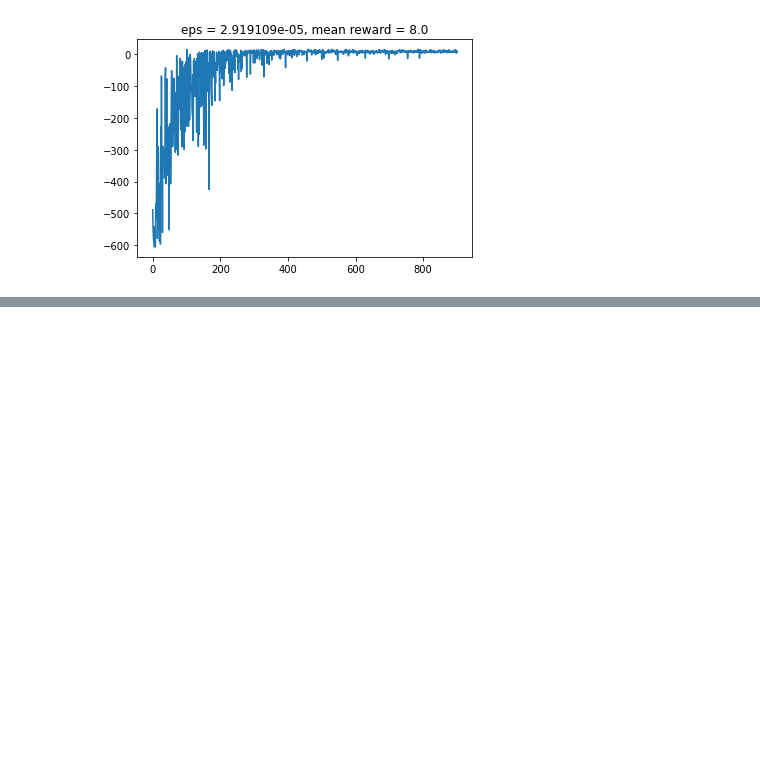
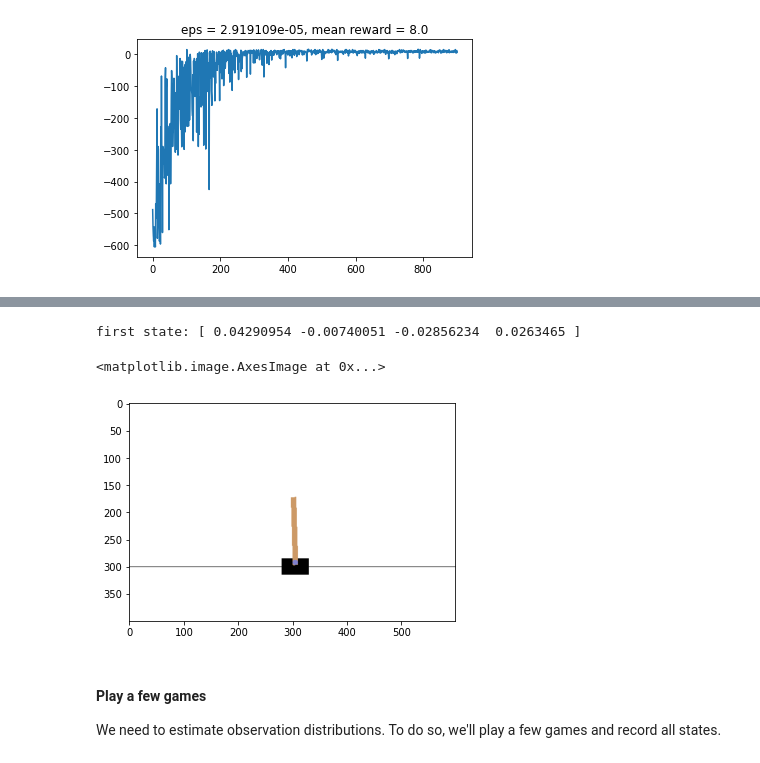
Before and after one commit to Dikshuy/Practical-RL, a Jupyter notebook: week3_model_free/q_learning.ipynb, the cells around one changed output, grey strips where cells are left out. Cells and saved outputs as stored; diff of their text form; code cells hidden in the pictures; blank space fills up the shorter version.

```diff
--- a/week3_model_free/q_learning.ipynb
+++ b/week3_model_free/q_learning.ipynb
@@ -195,0 +200,16 @@ for i in range(1000):
+# %%
+def make_env():
+    return gym.make('CartPole-v0').env  # .env unwraps the TimeLimit wrapper
+
+env = make_env()
+n_actions = env.action_space.n
+
+print("first state: %s" % (env.reset()))
+plt.imshow(env.render('rgb_array'))
+# %% [output]
+first state: [ 0.04290954 -0.00740051 -0.02856234  0.0263465 ]
+<matplotlib.image.AxesImage at 0x...>
+[figure, added]
+# %% [markdown]
+#### Play a few games
+We need to estimate observation distributions. To do so, we'll play a few games and record all states.
```
Also changed, not shown: parts of 12 cells of this notebook.
